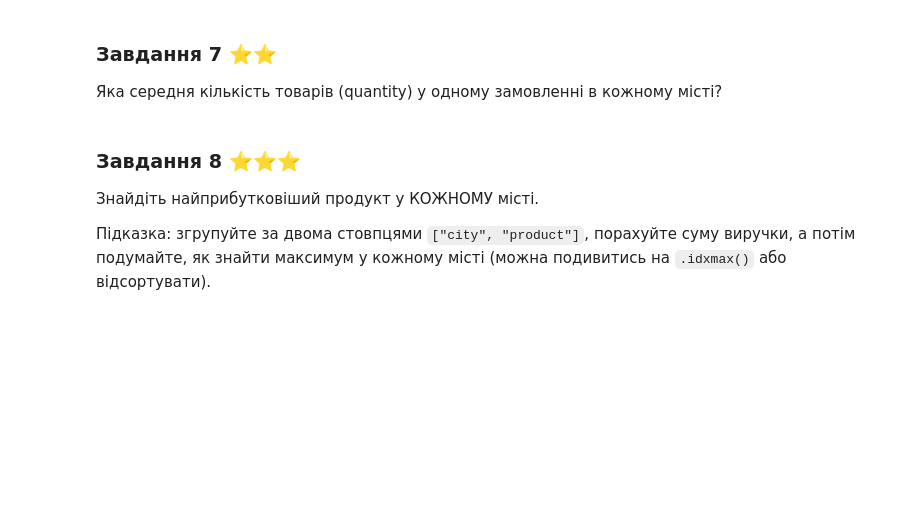
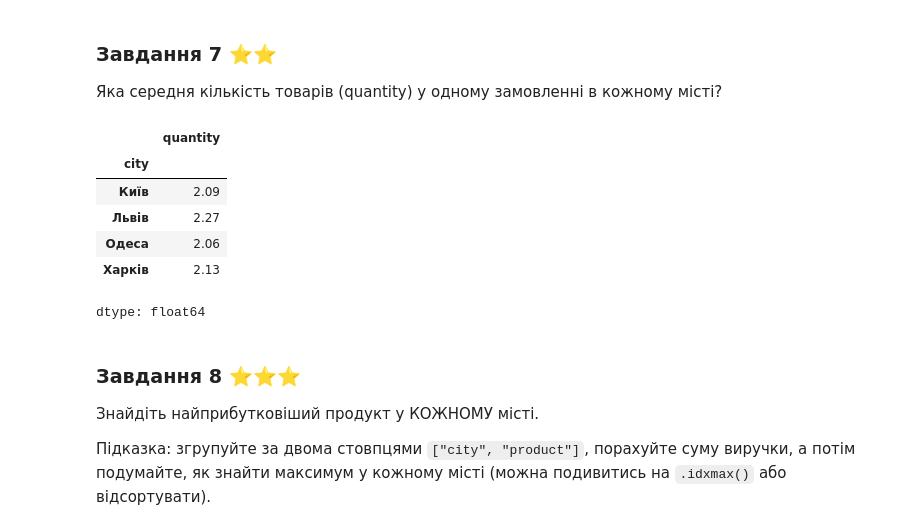
Before and after one commit to volodymyr-holovan/DTA2026, a Jupyter notebook: classwork/pandas_lecture.ipynb, the cells around one changed output. Cells and saved outputs as stored; diff of their text form; code cells hidden in the pictures; blank space fills up the shorter version.

```diff
--- a/classwork/pandas_lecture.ipynb
+++ b/classwork/pandas_lecture.ipynb
@@ -596,6 +596,15 @@ dtype: float64
 Яка середня кількість товарів (quantity) у одному замовленні в кожному місті?
 # %%
 # Ваш код:
+df.groupby("city")["quantity"].mean().round(2)
+# %% [output]
+|  | quantity |
+| city |  |
+| Київ | 2.09 |
+| Львів | 2.27 |
+| Одеса | 2.06 |
+| Харків | 2.13 |
+dtype: float64
 # %% [markdown]
 ### Завдання 8 ⭐⭐⭐
 Знайдіть найприбутковіший продукт у КОЖНОМУ місті.
```
Also changed, not shown: parts of 7 cells of this notebook.
